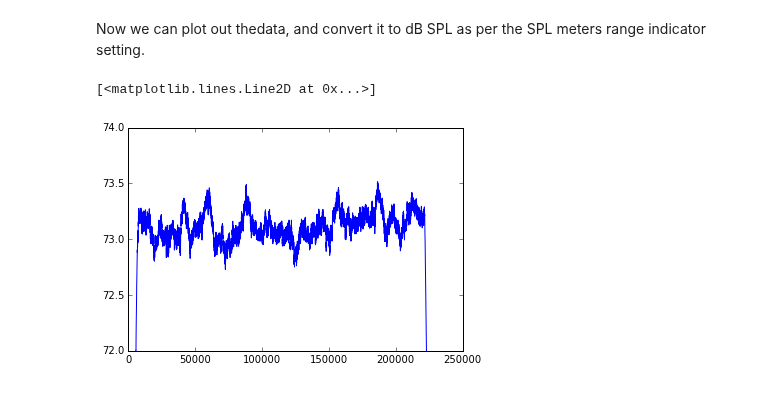
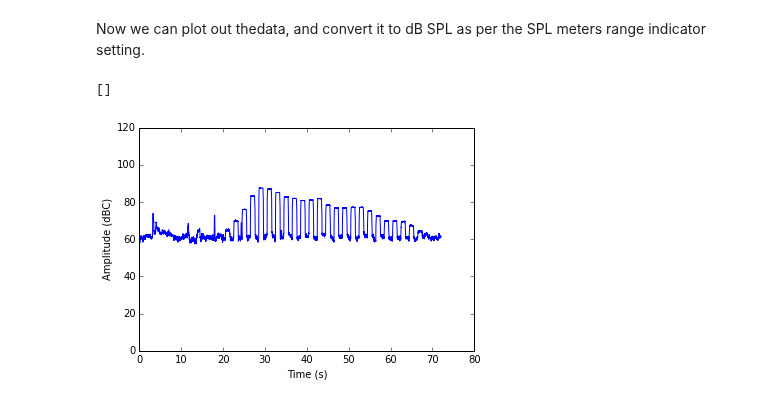
Before and after one commit to BirdMI-UniversityofAuckland/MichaelSandbox, a Jupyter notebook: MicSpeakerPro/SPL_meter_testing.ipynb, the cells around one changed output. Saved outputs shown, nothing was run; the diff lists cells and outputs as text; code cells hidden in the pictures.

```diff
--- a/MicSpeakerPro/SPL_meter_testing.ipynb
+++ b/MicSpeakerPro/SPL_meter_testing.ipynb
@@ -90,51 +78,32 @@ Now we can plot out thedata, and convert it to dB SPL as per the SPL meters rang
 # %%
 ## Convert the voltage input into dB
 """
 The standard sound level meter can be called an exponentially averaging sound level meter as the AC signal
 from the microphone is converted to DC by a root-mean-square (RMS) circuit and thus it must have a time-constant
-of integration; today referred to as the time-weighting.
+of integration; referred to as the time-weighting.
 Three of these time-weightings have been internationally standardised, 'S' (1 s) originally called Slow, 'F' (125 ms)
-originally called Fast and 'I' (35 ms) originally called Impulse. Their names were changed in the 1980s to be the
-same in any language. I-time-weighting is no longer in the body of the standard because it has little real correlation
-with the impulsive character of noise events.
+originally called Fast and 'I' (35 ms) originally called Impulse.
 The output of the RMS circuit is linear in voltage and is passed through a logarithmic circuit to give a readout
 linear in decibels (dB). This is 20 times the base 10 logarithm of the ratio of a given root-mean-square
 sound pressure to the reference sound pressure.
 """
 
-def rms_voltage(a, window_size):
-    a2 = np.power(a,2)
-    window = np.ones(int(window_size))/float(window_size)
-    return np.sqrt(np.convolve(a2, window, 'valid'))
 
-def movingaverage(interval, window_size):
-    window = np.ones(int(window_size))/float(window_size)
-    return np.convolve(interval, window, 'valid')
+# Convert the new_data to volts and filter with root mean squared averaging...
 
-Fwindow = 44100 * 0.125 # FAST response setting. 125 ms window.
+Fwindow = 44100 * 0.125 # FAST response time weighting.
 
-qv = 20 * np.log10(rms_voltage(abs(new_data),Fwindow))+94
-cv = rms_voltage(abs(new_data),Fwindow)
+# we use 94 as our offset for the 50-100 mode in SPL weighting
+freq_response  = volts_to_db(new_data, dBoffset = 94, window_size = Fwindow, )
 
-
-plt.axhline(77,0,1, c = 'g')
-plt.axhline(76.5,0,1, c = 'g')
-
-
-plt.ylim(72,74)
-plt.plot(qv, c = 'b')
-#plt.plot(movingaverage(qv,44100), c = 'r')
-#plt.plot(cv, c = 'r')
-#plt.plot(rms_voltage(abs(new_data),Fwindow)*50+30, c = 'g')
-
-
-
-#array_1 , array_2, offset = create_comparison_arrays(new_data[:],wav_data[:], draw = 'yes')
-#print offset
-
-#print "Played: " + str(len(wav_data))
-#print "Returned: " + str(len(new_data))
-#print "Cut: " + str(len(array_1))
+# Plot the result.
+# Create an array to represent the time on the X Axis. (Converting from Frequency response to time.)
+time_series = np.linspace(0,len(freq_response)/44100,len(freq_response))
+plt.plot(time_series, freq_response, lw = 1)
+plt.ylim((0,120))
+plt.xlabel('Time (s)')
+plt.ylabel('Amplitude (dBC)')
+plt.plot()
 # %% [output]
-[<matplotlib.lines.Line2D at 0x...>]
+[]
-[figure, old version]
+[figure, new version]
```
Also changed, not shown: parts of 15 cells of this notebook.
